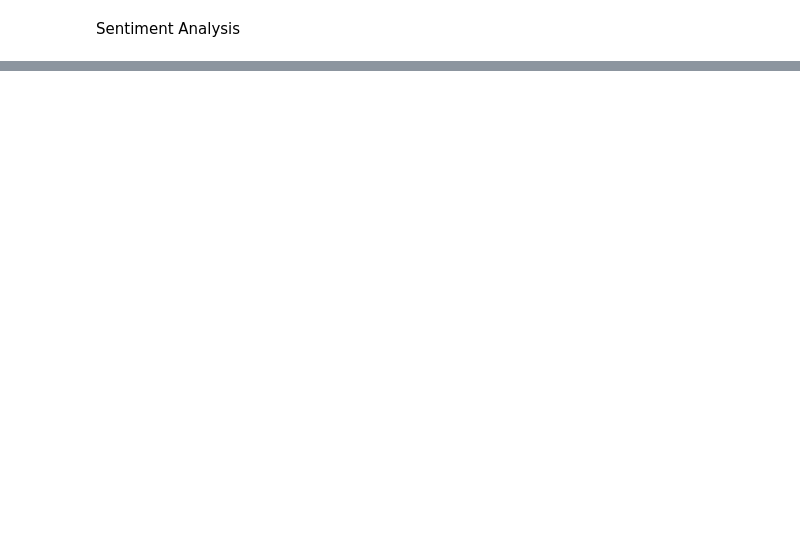
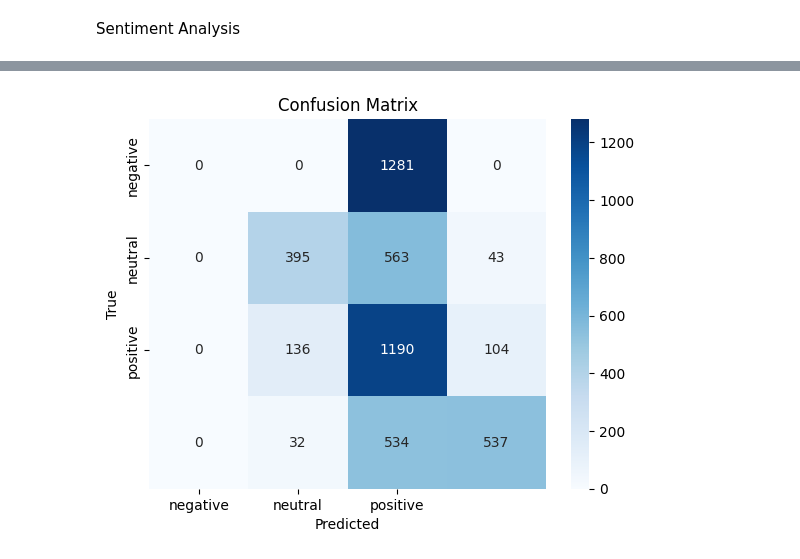
Before and after one commit to aldemirkonuk/AldemirKonuk, a Jupyter notebook: sentiment_analysis/sentiment_analysis.ipynb, the cells around one changed output, grey strips where cells are left out. Saved outputs shown, nothing was run; the diff lists cells and outputs as text; code cells hidden in the pictures; blank space fills up the shorter version.

Commit message:
Sentiment Analysis

```diff
--- a/sentiment_analysis/sentiment_analysis.ipynb
+++ b/sentiment_analysis/sentiment_analysis.ipynb
@@ -36,0 +220,5 @@ TFid Vectorizer
+# %%
+from sklearn.feature_extraction.text import TfidfVectorizer
+tfidf_vectorizer = TfidfVectorizer()
+X_train_tfidf = tfidf_vectorizer.fit_transform(train_df['clean_text'])
+X_test_tfidf  = tfidf_vectorizer.transform(test_df['clean_text'])
@@ -36,0 +227,17 @@ TFid Vectorizer
+# %%
+X_train_tfidf_dense = X_train_tfidf.toarray()
+X_test_tfidf_dense  = X_test_tfidf.toarray()
+
+# Concatenate features along the columns (axis=1)
+X_train_combined = np.concatenate((X_train_tfidf_dense, X_train_sent), axis=1)
+X_test_combined  = np.concatenate((X_test_tfidf_dense, X_test_sent), axis=1)
+
+# ---------------------------
+# Set target labels
+y_train = train_df['sentiment']
+y_test  = test_df['sentiment']
+# %%
+# Train a Random Forest Classifier on the combined features
+from sklearn.ensemble import RandomForestClassifier
+clf = RandomForestClassifier(n_estimators=100, random_state=42)
+clf.fit(X_train_combined, y_train)
@@ -36,0 +246,8 @@ TFid Vectorizer
+# %%
+# Evaluate the Model
+from sklearn.metrics import accuracy_score, classification_report
+y_pred = clf.predict(X_test_combined)
+accuracy = accuracy_score(y_test, y_pred)
+print("Accuracy:", accuracy)
+print("Classification Report:")
+print(classification_report(y_test, y_pred, zero_division=0))
@@ -36,0 +267,15 @@ TFid Vectorizer
+# %%
+from sklearn.metrics import confusion_matrix
+import seaborn as sns
+import matplotlib.pyplot as plt
+
+cm = confusion_matrix(y_test, y_pred)
+sns.heatmap(cm, annot=True, fmt="d", cmap="Blues",
+            xticklabels=['negative', 'neutral', 'positive'],
+            yticklabels=['negative', 'neutral', 'positive'])
+plt.xlabel("Predicted")
+plt.ylabel("True")
+plt.title("Confusion Matrix")
+plt.show()
+# %% [output]
+[figure, added]
```
Also changed, not shown: parts of 20 cells of this notebook, 2 other files.
